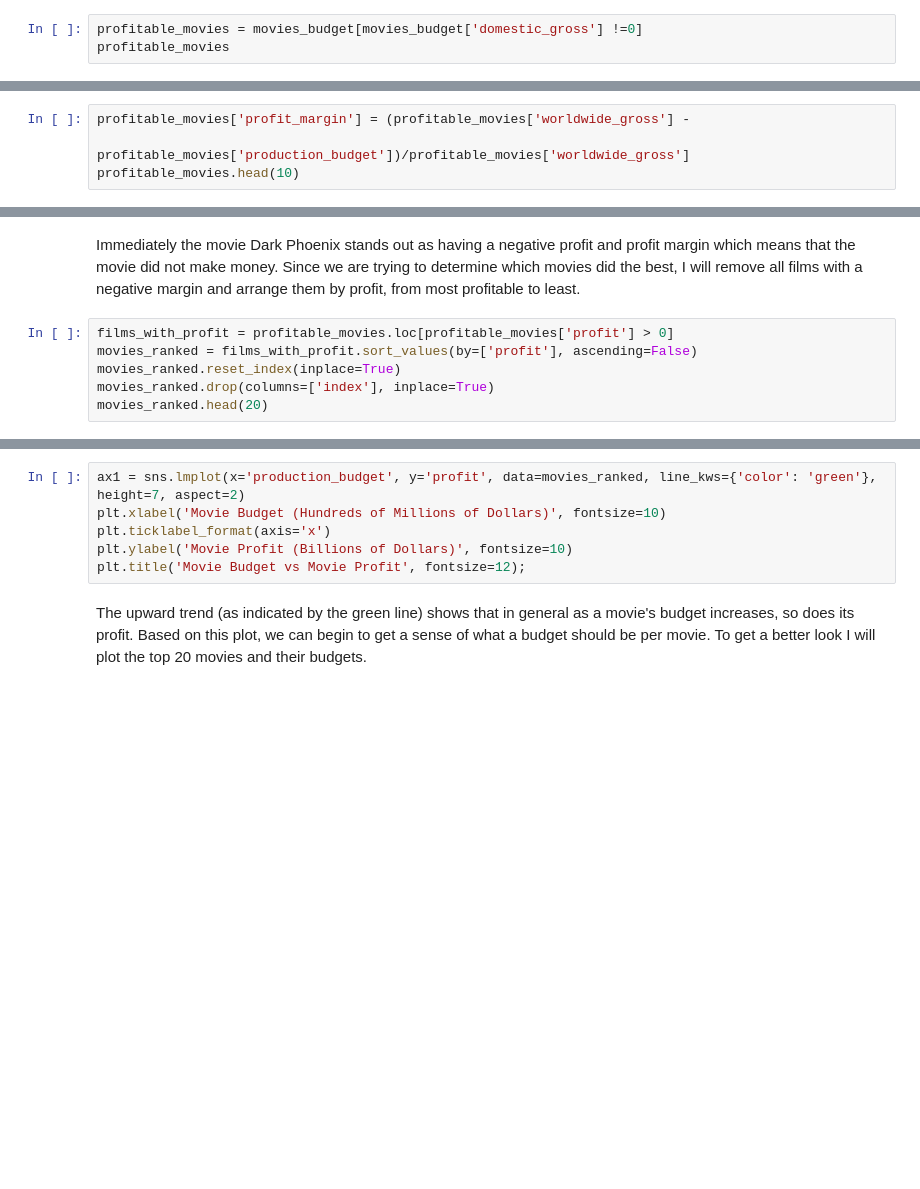
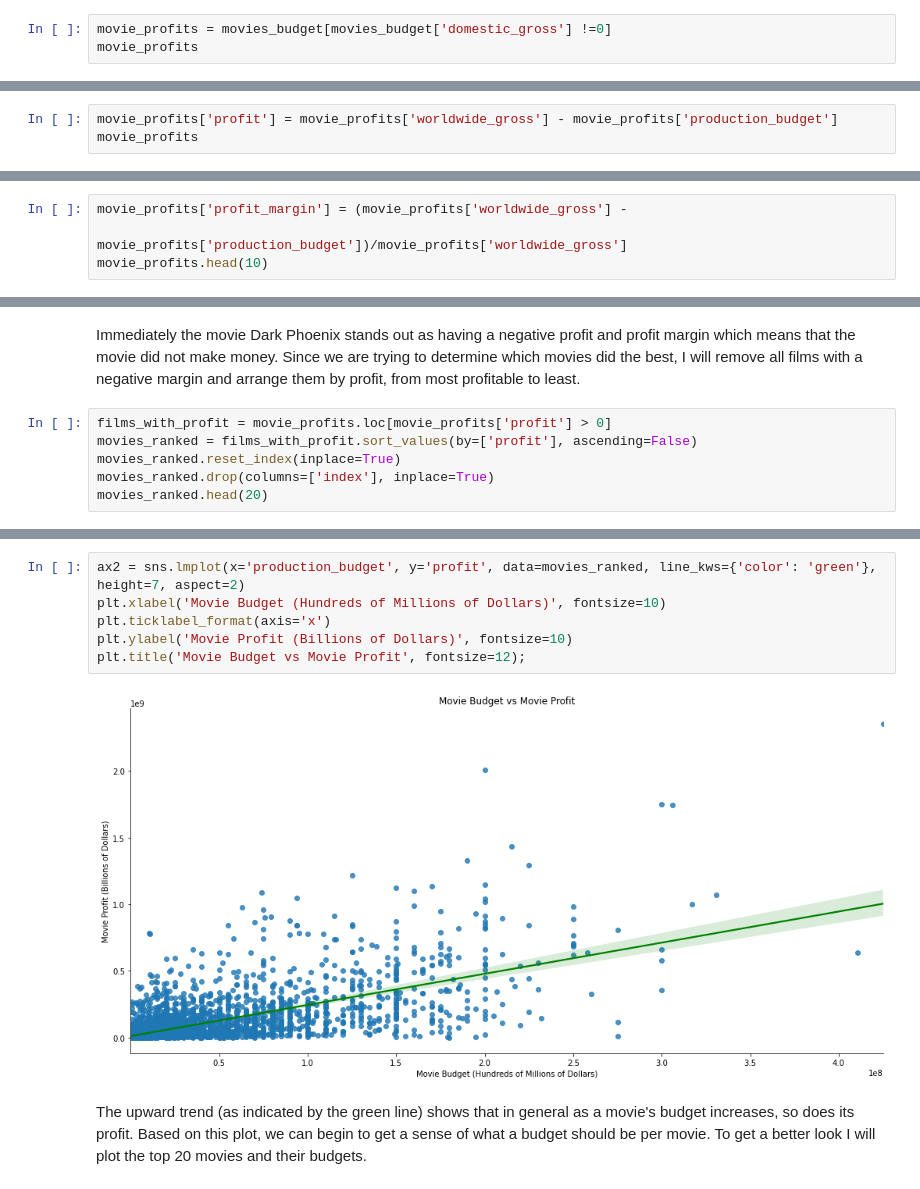
Before and after one commit to samtuleen/Phase1-Microsoft-Movie-Analysis-Project, a Jupyter notebook: Microsoft-Movie-Analysis.ipynb, the cells around one changed output, grey strips where cells are left out. Cells and saved outputs as stored; diff of their text form; blank space fills up the shorter version.

```diff
--- a/Microsoft-Movie-Analysis.ipynb
+++ b/Microsoft-Movie-Analysis.ipynb
@@ -107,5 +117,5 @@ profitable_movies.worldwide_gross = profitable_movies['worldwide_gross'].astype(
 # %% [markdown]
 Now let's remove all non profitable movies and have a look at our new data frame.
 # %%
-profitable_movies = movies_budget[movies_budget['domestic_gross'] !=0]
-profitable_movies
+movie_profits = movies_budget[movies_budget['domestic_gross'] !=0]
+movie_profits
@@ -116,0 +138,3 @@ profitable_movies
+# %%
+movie_profits['profit'] = movie_profits['worldwide_gross'] - movie_profits['production_budget']
+movie_profits
@@ -117,6 +160,6 @@ profitable_movies
 # %% [markdown]
 And I'll add a profit margin column so we can really evaluate how much a movie has made:
 # %%
-profitable_movies['profit_margin'] = (profitable_movies['worldwide_gross'] -
-                                    profitable_movies['production_budget'])/profitable_movies['worldwide_gross']
-profitable_movies.head(10)
+movie_profits['profit_margin'] = (movie_profits['worldwide_gross'] -
+                                    movie_profits['production_budget'])/movie_profits['worldwide_gross']
+movie_profits.head(10)
@@ -125,7 +188,7 @@ profitable_movies.query('movie=="Dark Phoenix"')
 # %% [markdown]
 Immediately the movie Dark Phoenix stands out as having a negative profit and profit margin which means that the movie did not make money. Since we are trying to determine which movies did the best, I will remove all films with a negative margin and arrange them by profit, from most profitable to least.
 # %%
-films_with_profit = profitable_movies.loc[profitable_movies['profit'] > 0]
+films_with_profit = movie_profits.loc[movie_profits['profit'] > 0]
 movies_ranked = films_with_profit.sort_values(by=['profit'], ascending=False)
 movies_ranked.reset_index(inplace=True)
 movies_ranked.drop(columns=['index'], inplace=True)
@@ -133,9 +214,11 @@ movies_ranked.head(20)
 # %%
-ax1 = sns.lmplot(x='production_budget', y='profit', data=movies_ranked, line_kws={'color': 'green'}, height=7, aspect=2)
+ax2 = sns.lmplot(x='production_budget', y='profit', data=movies_ranked, line_kws={'color': 'green'}, height=7, aspect=2)
 plt.xlabel('Movie Budget (Hundreds of Millions of Dollars)', fontsize=10)
 plt.ticklabel_format(axis='x')
 plt.ylabel('Movie Profit (Billions of Dollars)', fontsize=10)
 plt.title('Movie Budget vs Movie Profit', fontsize=12);
+# %% [output]
+[figure, added]
 # %% [markdown]
 The upward trend (as indicated by the green line) shows that in general as a movie's budget increases, so does its profit. Based on this plot, we can begin to get a sense of what a budget should be per movie. To get a better look I will plot the top 20 movies and their budgets.
 # %%
```
Also changed, not shown: parts of 32 cells of this notebook, 1 other file.
